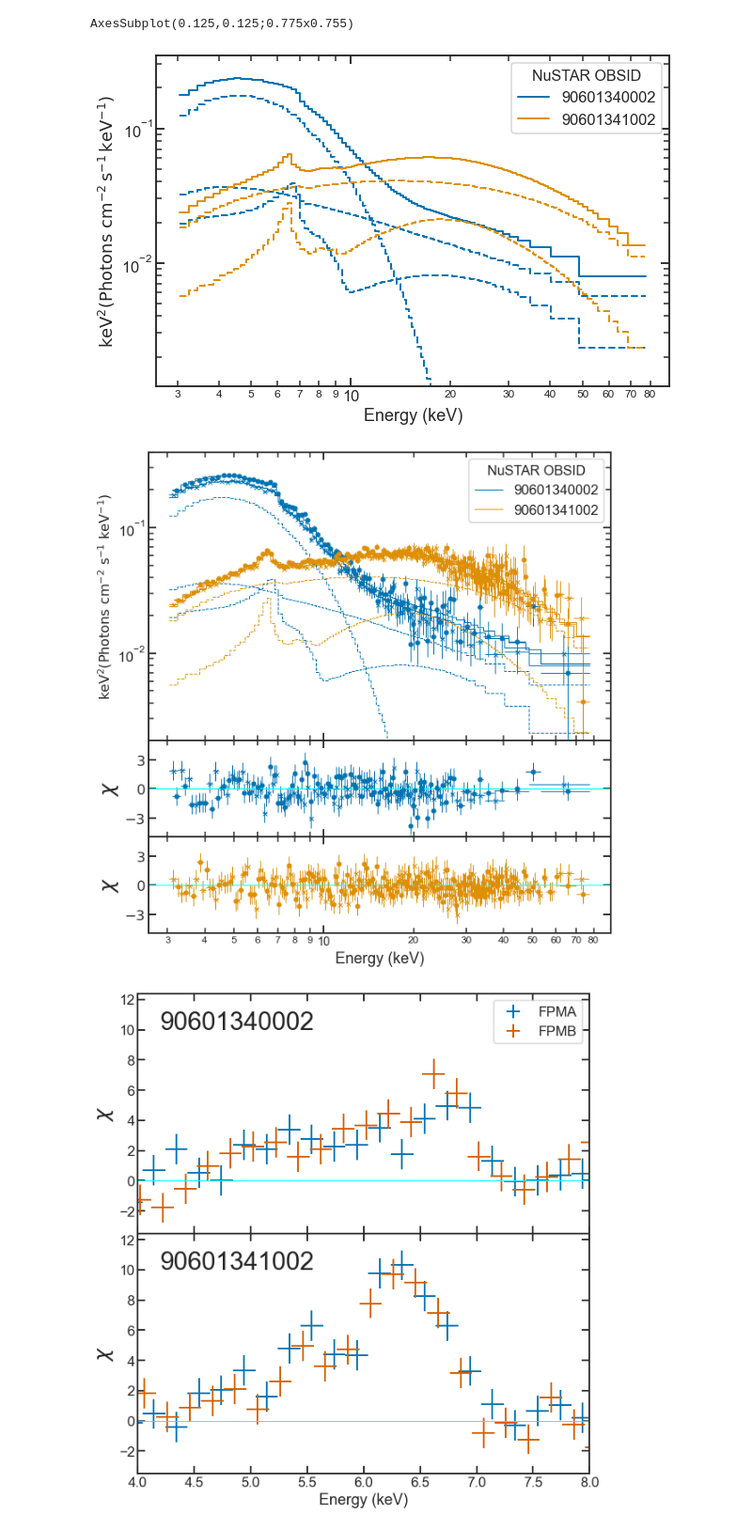
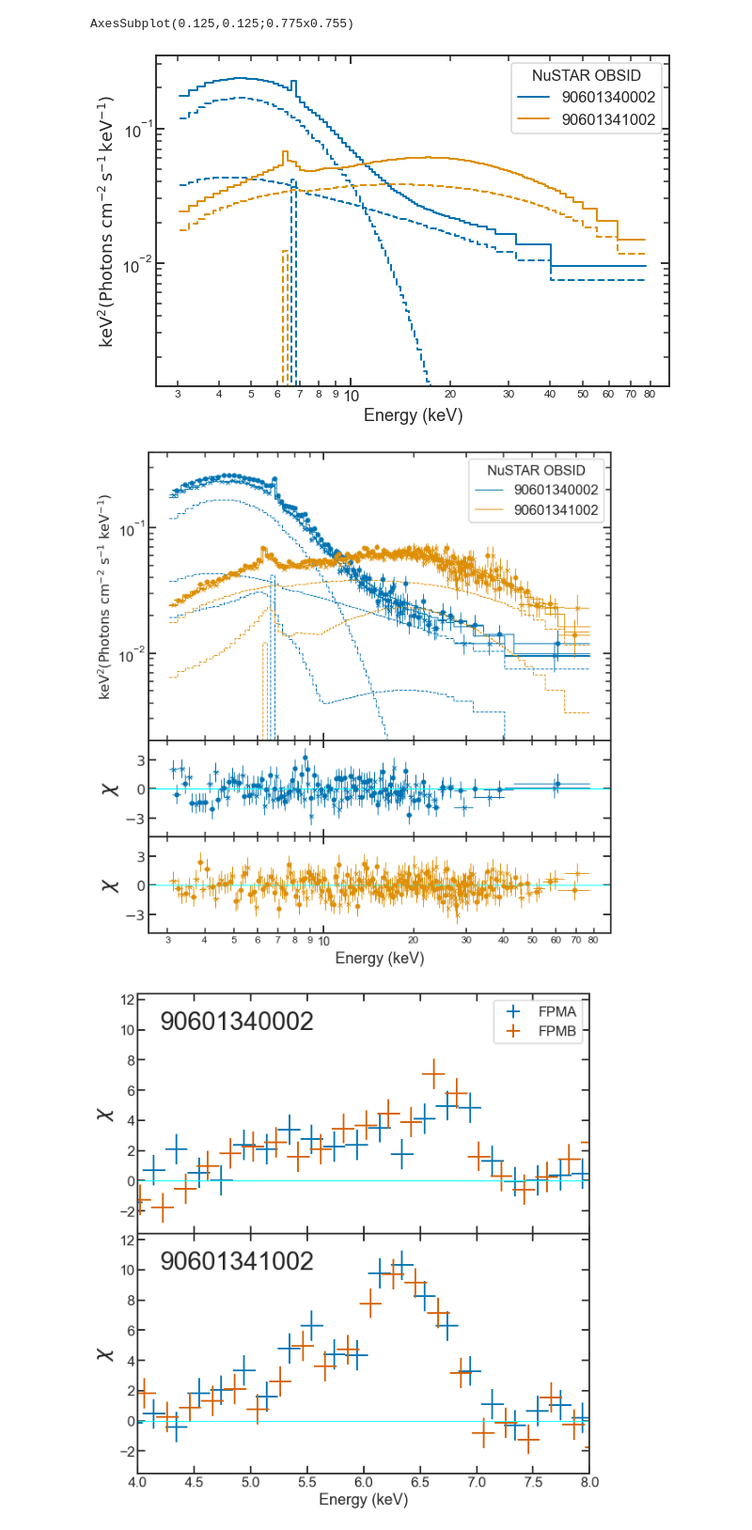
Before and after one commit to snpike/scripts, a Jupyter notebook: MAXI_J1848m015/Spectral_plotting.ipynb, the cells around one changed output. Shown at 94% size. Saved outputs shown, nothing was run; the diff lists cells and outputs as text; code cells hidden in the pictures.

```diff
--- a/MAXI_J1848m015/Spectral_plotting.ipynb
+++ b/MAXI_J1848m015/Spectral_plotting.ipynb
@@ -35,8 +35,8 @@ def read_QDP(file):
 root_dir = '/Volumes/Samsung_1TB/AstroData/MAXI_J1848m015/'
 fig_dir = root_dir + 'figures/'
 
-file_soft = open(root_dir + '90601340002_products06/tbabs_diskbb_pl_relxill_eeufspec.qdp', 'r')
-file_hard = open(root_dir + '90601341002_products06/tbabs_cutoffpl_relxill_eeufspec.qdp', 'r')
+file_soft = open(root_dir + '90601340002_products06/tbabs_diskbb_pl_relxilllp_gauss_eeufspec.qdp', 'r')
+file_hard = open(root_dir + '90601341002_products06/tbabs_cutoffpl_relxilllp_gauss.qdp', 'r')
 
 data_soft = read_QDP(file_soft)
 data_hard = read_QDP(file_hard)
@@ -226,7 +226,7 @@ plt.tight_layout()
 plt.savefig(fig_dir + 'FPMA_models.pdf')
 # %% [output]
 AxesSubplot(0.125,0.125;0.775x0.755)
-[figure, old version]
+[figure, new version]
 # %%
 ms=5
 lw=1
@@ -252,6 +252,9 @@ ax1.step(np.concatenate([data_soft[0][0]-data_soft[0][1], [data_soft[0][0][-1]+d
 
 ax1.step(np.concatenate([data_soft[0][0]-data_soft[0][1], [data_soft[0][0][-1]+data_soft[0][1][-1]]]), \
          np.concatenate([data_soft[0][7], [data_soft[0][7][-1]]]), where='post', color='C0', ls='dashed', lw=lw)
+ax1.step(np.concatenate([data_soft[0][0]-data_soft[0][1], [data_soft[0][0][-1]+data_soft[0][1][-1]]]), \
+         np.concatenate([data_soft[0][8], [data_soft[0][8][-1]]]), where='post', color='C0', ls='dashed', lw=lw)
+
 
 
 
@@ -270,6 +273,9 @@ ax1.step(np.concatenate([data_hard[0][0]-data_hard[0][1], [data_hard[0][0][-1]+d
 
 ax1.step(np.concatenate([data_hard[0][0]-data_hard[0][1], [data_hard[0][0][-1]+data_hard[0][1][-1]]]), \
          np.concatenate([data_hard[0][6], [data_hard[0][6][-1]]]), where='post', color='C1', ls='dashed', lw=lw)
+
+ax1.step(np.concatenate([data_hard[0][0]-data_hard[0][1], [data_hard[0][0][-1]+data_hard[0][1][-1]]]), \
+         np.concatenate([data_hard[0][7], [data_hard[0][7][-1]]]), where='post', color='C1', ls='dashed', lw=lw)
 
 
 
@@ -299,34 +305,34 @@ ax2.set_ylim(-5,5)
 ax3.set_ylabel(r'$\chi$', fontsize=25)
 ax3.axhline(0,color='cyan', lw=1.0)
 ax3.set_ylim(-5,5)
 
 # ax1.text(2.9, 2e-5, '(a)')
 # ax2.text(2.9, -4, '(b)')
 
 ax1.set_yticks(ticks= [1e-2, 1e-1], minor=False)
 # ax1.set_yticks(ticks= [], minor=True)
 
 ax2.set_yticks(ticks= [-3, 0, 3], minor=False)
 ax2.set_yticklabels(labels= [r'$-3$', r'$0$', r'$3$'], minor=False)
 
 ax3.set_yticks(ticks= [-3, 0, 3], minor=False)
 ax3.set_yticklabels(labels= [r'$-3$', r'$0$', r'$3$'], minor=False)
 
 ax3.set_xticks(ticks= [10], minor=False)
 ax3.set_xticklabels(labels= [10], minor=False, fontsize=14)
 
 ax3.set_xticks(ticks= [3, 4, 5, 6, 7, 8, 9, 20, 30, 40, 50, 60, 70, 80], minor=True)
 ax3.set_xticklabels(labels= [3, 4, 5, 6, 7, 8, 9, 20, 30, 40, 50, 60, 70, 80], minor=True, fontsize=12)
 
 ax1.tick_params(axis='both',which='both', direction='in', bottom=True, top=True, left=True, right=True)
 ax2.tick_params(axis='both',which='both', direction='in', bottom=True, top=True, left=True, right=True)
 ax3.tick_params(axis='both',which='both', direction='in', bottom=True, top=True, left=True, right=True)
 
 plt.tight_layout()
 
 plt.savefig(fig_dir + 'spectra_and_models.pdf')
 # %% [output]
-[figure, old version]
+[figure, new version]
 # %%
 file_soft = open(root_dir + '90601340002_products06/tbabs_diskbb_pl.qdp', 'r')
 file_hard = open(root_dir + '90601341002_products06/tbabs_cutoffpl.qdp', 'r')
```
Also changed, not shown: parts of 2 cells of this notebook, 11 other files.
